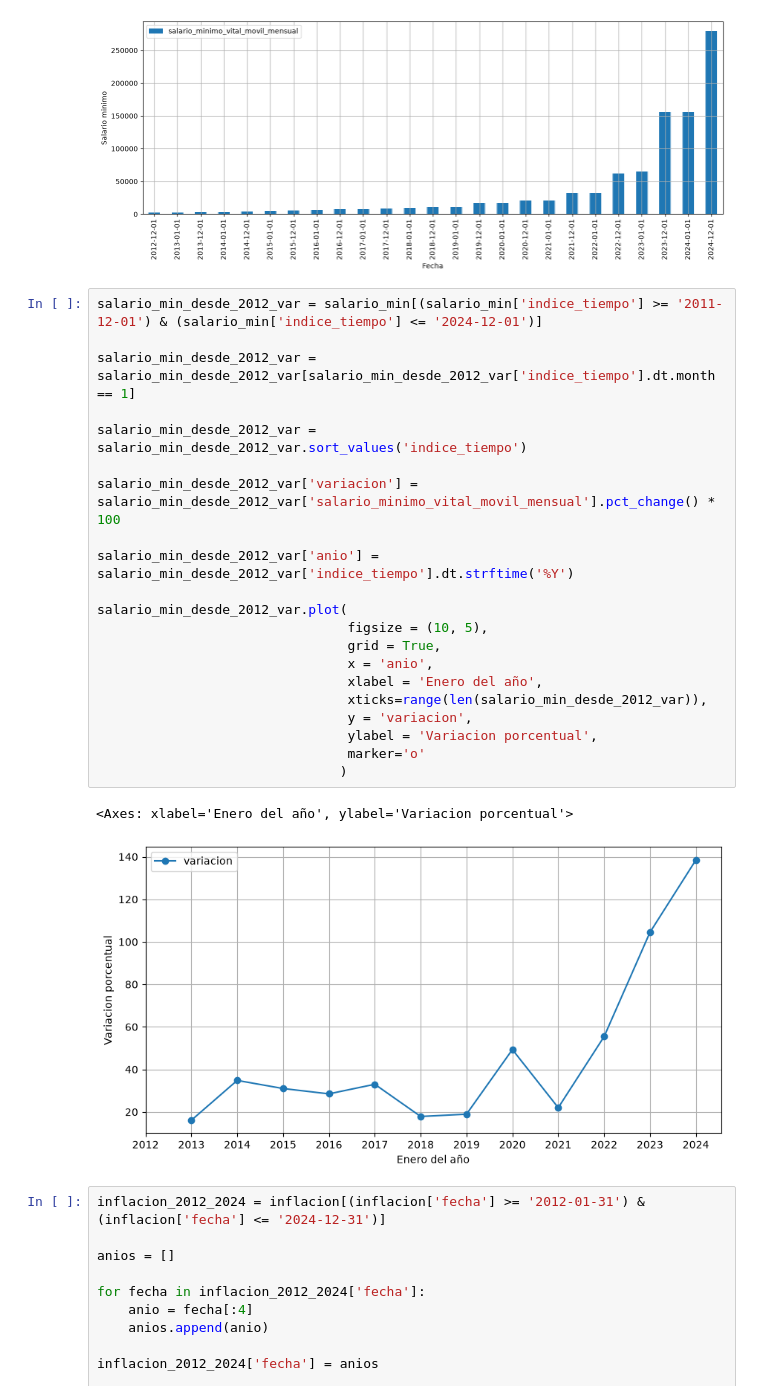
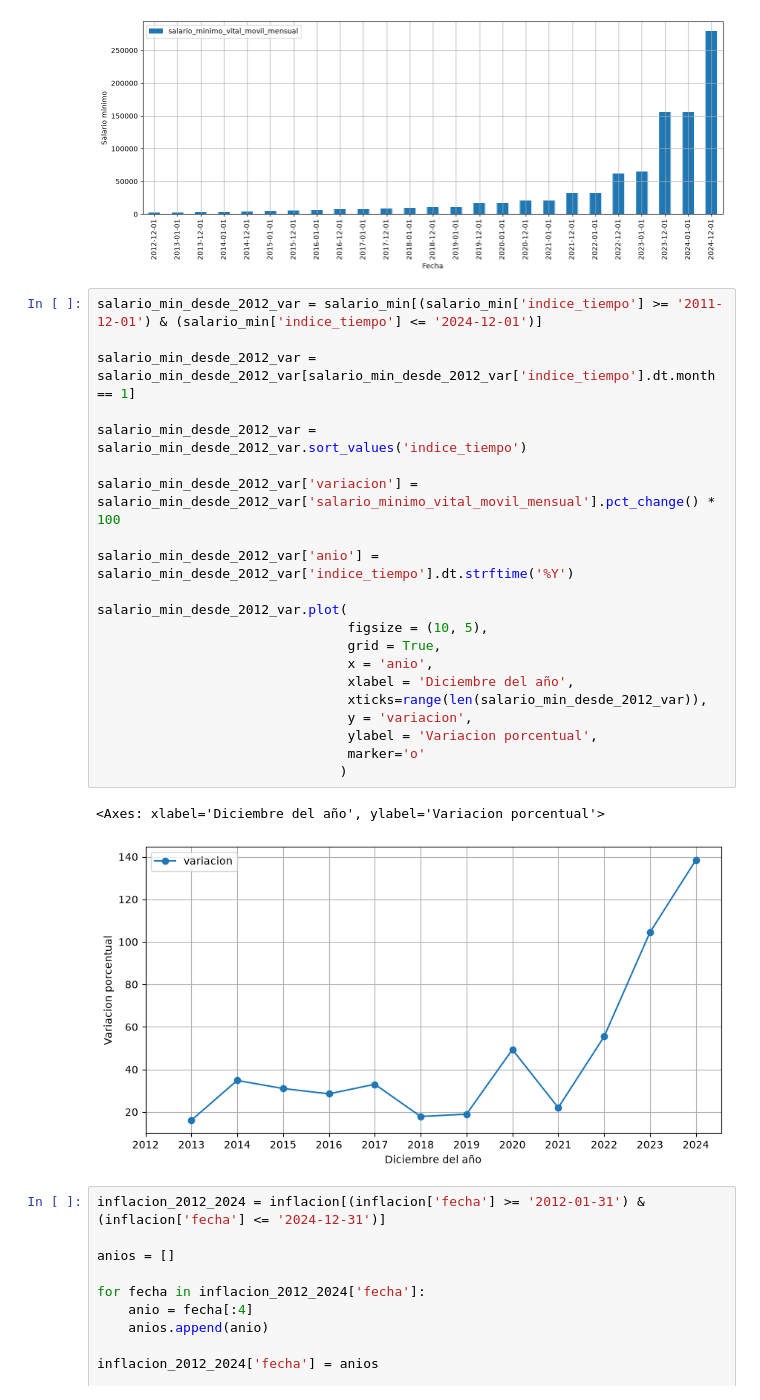
Before and after one commit to TomasVerniano/ANALISIS_POBLACION_ARGENTINA_AED, a Jupyter notebook: economia.ipynb, the cells around one changed output. Drawn from its saved outputs; the diff is of its cells as text.

```diff
--- a/economia.ipynb
+++ b/economia.ipynb
@@ -85,27 +85,27 @@ salario_min_desde_2012.plot(
 # %%
 salario_min_desde_2012_var = salario_min[(salario_min['indice_tiempo'] >= '2011-12-01') & (salario_min['indice_tiempo'] <= '2024-12-01')]
 
 salario_min_desde_2012_var = salario_min_desde_2012_var[salario_min_desde_2012_var['indice_tiempo'].dt.month == 1]
 
 salario_min_desde_2012_var = salario_min_desde_2012_var.sort_values('indice_tiempo')
 
 salario_min_desde_2012_var['variacion'] = salario_min_desde_2012_var['salario_minimo_vital_movil_mensual'].pct_change() * 100
 
 salario_min_desde_2012_var['anio'] = salario_min_desde_2012_var['indice_tiempo'].dt.strftime('%Y')
 
 salario_min_desde_2012_var.plot(
                                 figsize = (10, 5),
                                 grid = True,
                                 x = 'anio',
-                                xlabel = 'Enero del año',
+                                xlabel = 'Diciembre del año',
                                 xticks=range(len(salario_min_desde_2012_var)),
                                 y = 'variacion',
                                 ylabel = 'Variacion porcentual',
                                 marker='o'
                                )
 # %% [output]
-<Axes: xlabel='Enero del año', ylabel='Variacion porcentual'>
+<Axes: xlabel='Diciembre del año', ylabel='Variacion porcentual'>
-[figure, old version]
+[figure, new version]
 # %%
 inflacion_2012_2024 = inflacion[(inflacion['fecha'] >= '2012-01-31') & (inflacion['fecha'] <= '2024-12-31')]
 
```
